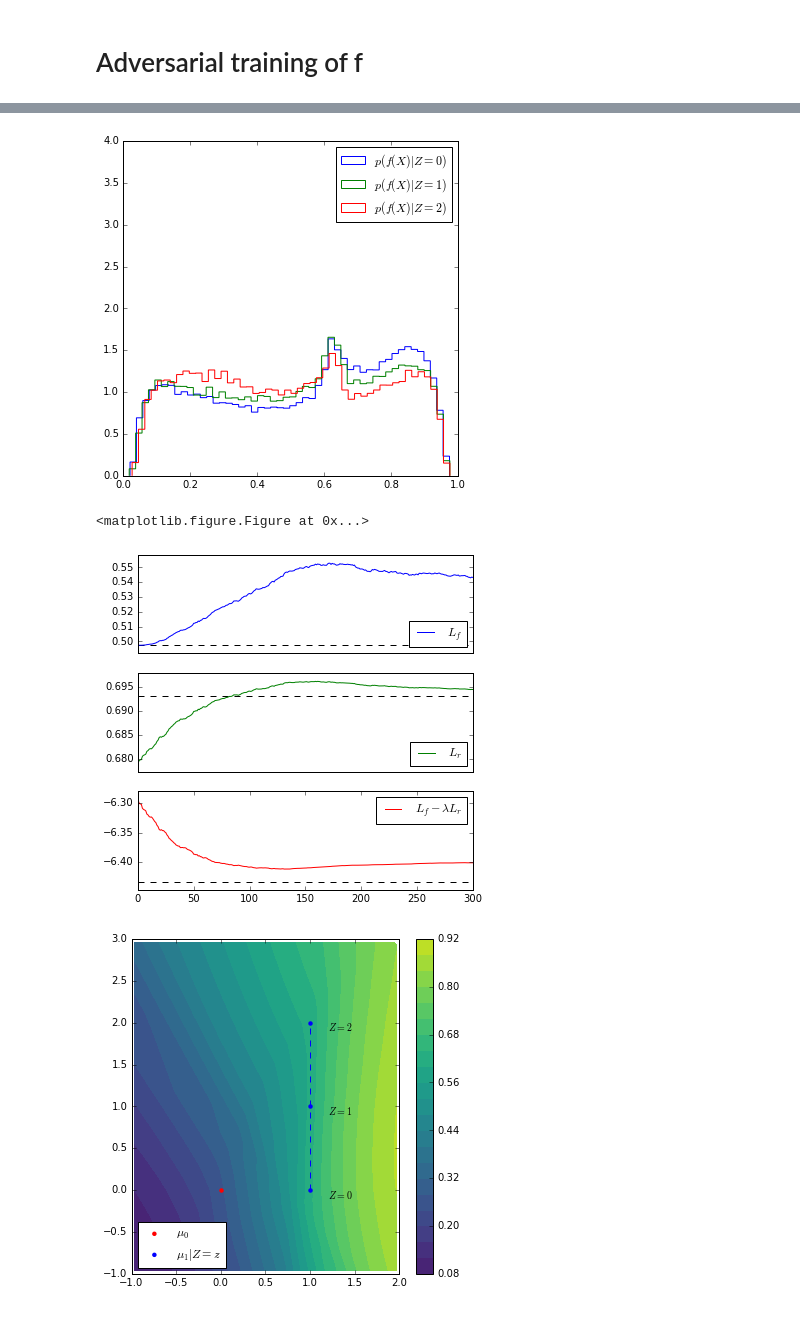
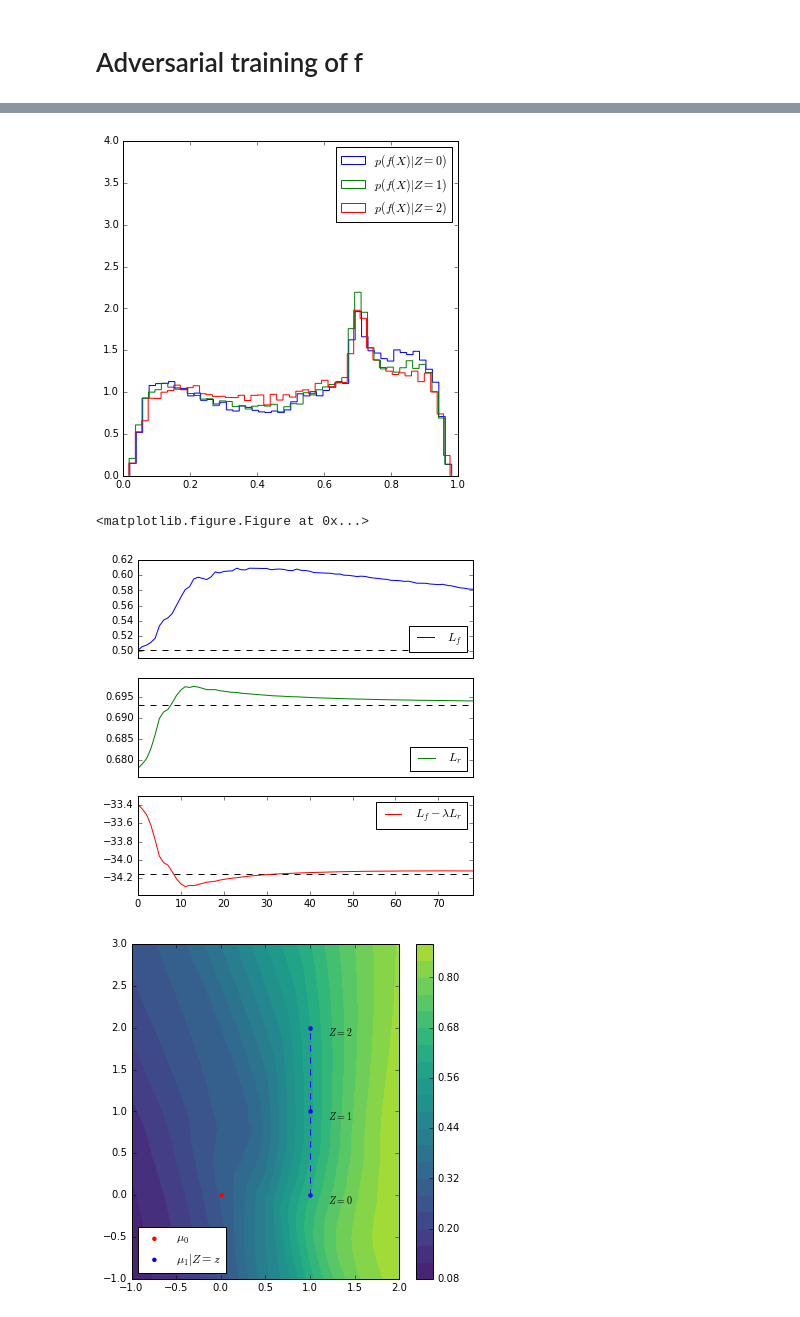
Before and after one commit to glouppe/paper-learning-to-pivot, a Jupyter notebook: code/Toy.ipynb, the cells around one changed output, grey strips where cells are left out. Cells and saved outputs as stored; diff of their text form; code cells hidden in the pictures.

```diff
--- a/code/Toy.ipynb
+++ b/code/Toy.ipynb
@@ -500,7 +500,7 @@ from keras.optimizers import SGD
 import keras.backend as K
 import theano.tensor as T
 
-lam = 10.0
+lam = 50.0
 
 def make_loss_D(c):
     def loss_D(y_true, y_pred):
@@ -720,7 +720,7 @@ losses = {"L_f": [], "L_r": [], "L_f - L_r": []}
 # %%
 batch_size = 128
 
-for i in range(301):
+for i in range(501):
     l = DRf.evaluate(X_valid, [y_valid, z_valid], verbose=0)
     losses["L_f - L_r"].append(l[0][None][0])
     losses["L_f"].append(l[1][None][0])
@@ -739,7 +739,7 @@ for i in range(301):
     D.trainable = False
     R.trainable = True
 
-    for j in range(10):
+    for j in range(100):
         indices = np.random.permutation(len(X_train))
         DfR.train_on_batch(X_train[indices], z_train[indices])
 # %% [output]
@@ -756,7 +757,7 @@ plt.ylim(0,4)
 plt.savefig("f-adversary.pdf")
 plt.show()
 # %% [output]
-[figure, old version]
+[figure, new version]
 # %%
 def plot_losses_final(losses):
     display.clear_output(wait=True)
@@ -807,38 +808,38 @@ def plot_losses_final(losses):
 plot_losses_final(losses)
 # %% [output]
 <matplotlib.figure.Figure at 0x...>
-[figure, old version]
+[figure, new version]
 # %%
 from matplotlib.mlab import griddata
 
 X_test = np.random.rand(25000, 2)
-X_test[:, 0] *= 3.
-X_test[:, 0] -= 1.
-X_test[:, 1] *= 4.
-X_test[:, 1] -= 1.
+X_test[:, 0] *= 10.
+X_test[:, 0] -= 5.
+X_test[:, 1] *= 10.
+X_test[:, 1] -= 5.
 
 y_pred = D.predict(X_test).ravel()
 
 xi = np.linspace(-1., 2., 100)
 yi = np.linspace(-1., 3, 100)
 zi = griddata(X_test[:, 0], X_test[:, 1], y_pred, xi, yi, interp="linear")
 CS = plt.contourf(xi, yi, zi, 20, cmap=plt.cm.viridis,
                   vmax=1.0, vmin=0.0)
 plt.colorbar()
 plt.scatter([0], [0], c="red", linewidths=0, label=r"$\mu_0$")
 plt.vlines(1, 0, 2, color="blue", linestyles="dashed")
 plt.scatter([1], [0], c="blue", linewidths=0, label=r"$\mu_1|Z=z$")
 plt.scatter([1], [0+1], c="blue", linewidths=0)
 plt.scatter([1], [0+2], c="blue", linewidths=0)
 plt.text(1.2, 0-0.1, "$Z=0$", color="k")
 plt.text(1.2, 1-0.1, "$Z=1$", color="k")
 plt.text(1.2, 2-0.1, "$Z=2$", color="k")
 plt.xlim(-1,2)
 plt.ylim(-1,3)
 plt.legend(loc="lower left", scatterpoints=1)
 plt.savefig("surface-adversary.pdf")
 plt.show()
 # %% [output]
-[figure, old version]
+[figure, new version]
 # %%
 #D.save_weights("D.weights")
```
Also changed, not shown: parts of 9 cells of this notebook, 12 other files.
